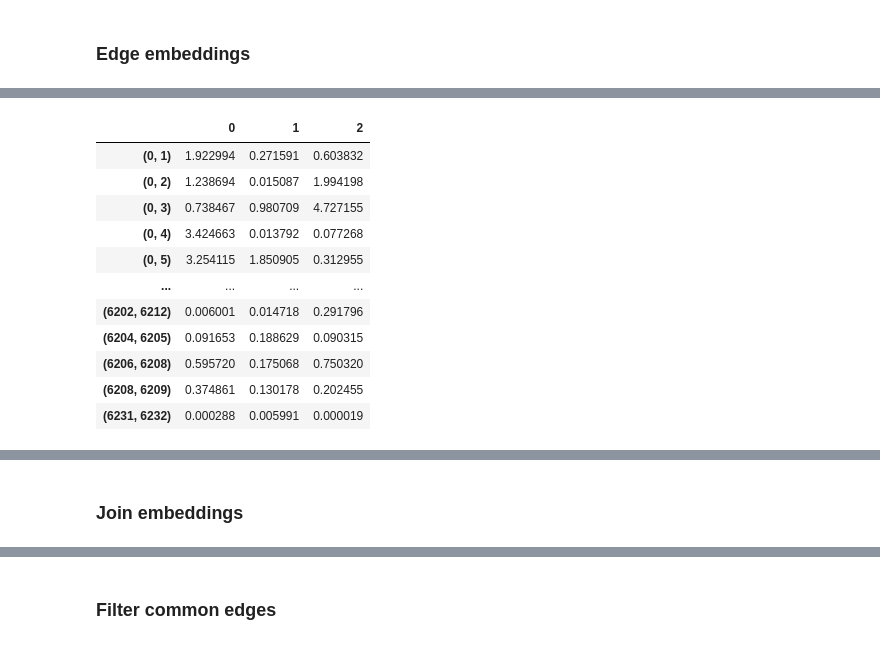
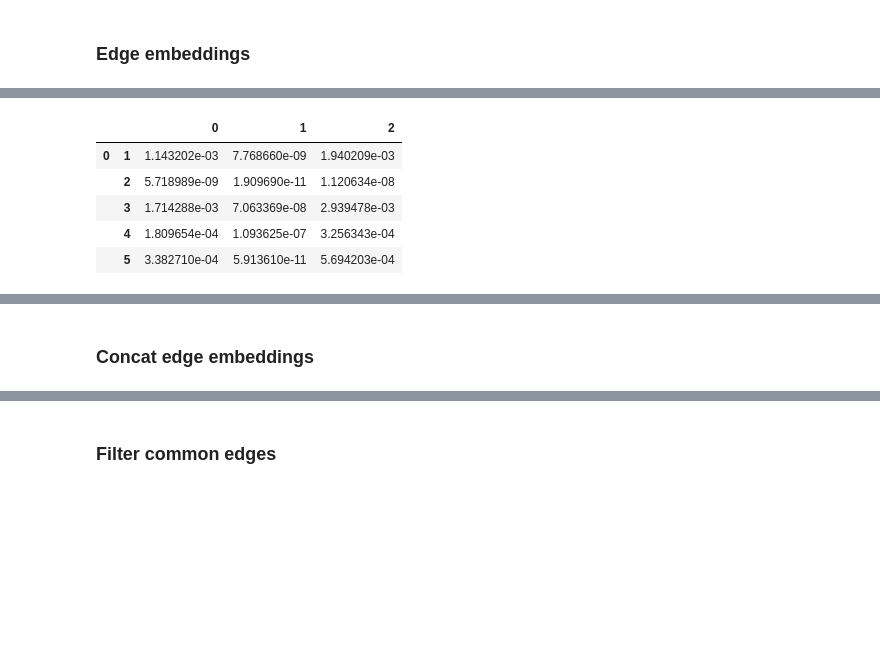
Before and after one commit to win7/GNN_Unsupervised, a Jupyter notebook: processing.ipynb, the cells around one changed output, grey strips where cells are left out. Cells and saved outputs as stored; diff of their text form; code cells hidden in the pictures; blank space fills up the shorter version.

```diff
--- a/processing.ipynb
+++ b/processing.ipynb
@@ -33,11 +34,18 @@ print(dir)
 method = params["method"][params["method_idx"]]
 print("Method:\t\t", method)
 
-group = params["group"][params["group_idx"]]
+""" group = params["group"][params["group_idx"]]
 print("Group:\t\t", group)
 
 subgroups = [str(k + 1) for k in range(group[1])]
-print("Subgroup:\t", subgroups)
+print("Subgroup:\t", subgroups) """
 
 dimensions = params["dimensions"]
-print("Dimensions:\t", dimensions)
+dimension = dimensions[0]
+print("Dimension:\t", dimension)
+
+groups_id = params["groups_id"]
+print("Groups id:\t", groups_id)
+
+subgroups_id = params["subgroups_id"]
+print("Subgroups id:\t", subgroups_id)
@@ -44,16 +59,2 @@ print("Dimensions:\t", dimensions)
 # %% [markdown]
 ### Edge embeddings
-# %%
-# Get edges embeddings
-
-for dimension in tqdm(dimensions):
-    # Get embeddings
-    for i in tqdm(subgroups):
-        # Read dataset
-        df_node_embeddings = pd.read_csv("{}/output_{}/node_embeddings/{}_node-embeddings_{}_{}.csv".format(dir, method, group[0], dimension, i), index_col=0)
-        df_edges = pd.read_csv("{}/output_preprocessing/graph_data/{}_edges_data_{}.csv".format(dir, group[0], i))
-
-        # Get edges embeddings
-        list_df_edge_embeddings, list_edge_embeddings_legend = edge2vecx([df_node_embeddings], [df_edges], [""])
-        for j in range(len(list_df_edge_embeddings)):
-            list_df_edge_embeddings[j].to_csv("{}/output_{}/edge_embeddings/{}_edge-embeddings_{}_{}_{}.csv".format(dir, method, group[0], dimension, i, list_edge_embeddings_legend[j]), index=True)
@@ -60,16 +67,10 @@ for dimension in tqdm(dimensions):
 # %%
-df_edge_embeddings = pd.read_csv("{}/output_{}/edge_embeddings/{}_edge-embeddings_{}_{}_{}.csv".format(dir, method, group[0], 3, 1, "L2"), index_col=0)
-df_edge_embeddings
+df_edge_embeddings = pd.read_csv("output/edge_embeddings/edge-embeddings_{}_{}_{}_{}_{}.csv".format(groups_id[0], subgroups_id[groups_id[0]][0], method, dimension, "L2"), index_col=[0, 1])
+df_edge_embeddings.head()
 # %% [output]
-|  | 0 | 1 | 2 |
-| (0, 1) | 1.922994 | 0.271591 | 0.603832 |
-| (0, 2) | 1.238694 | 0.015087 | 1.994198 |
-| (0, 3) | 0.738467 | 0.980709 | 4.727155 |
-| (0, 4) | 3.424663 | 0.013792 | 0.077268 |
-| (0, 5) | 3.254115 | 1.850905 | 0.312955 |
-| ... | ... | ... | ... |
-| (6202, 6212) | 0.006001 | 0.014718 | 0.291796 |
-| (6204, 6205) | 0.091653 | 0.188629 | 0.090315 |
-| (6206, 6208) | 0.595720 | 0.175068 | 0.750320 |
-| (6208, 6209) | 0.374861 | 0.130178 | 0.202455 |
-| (6231, 6232) | 0.000288 | 0.005991 | 0.000019 |
+|  |  | 0 | 1 | 2 |
+| 0 | 1 | 1.143202e-03 | 7.768660e-09 | 1.940209e-03 |
+|  | 2 | 5.718989e-09 | 1.909690e-11 | 1.120634e-08 |
+|  | 3 | 1.714288e-03 | 7.063369e-08 | 2.939478e-03 |
+|  | 4 | 1.809654e-04 | 1.093625e-07 | 3.256343e-04 |
+|  | 5 | 3.382710e-04 | 5.913610e-11 | 5.694203e-04 |
@@ -78,3 +78,3 @@ time: 1.62 s (started: 2023-05-21 14:16:54 -05:00)
 # %% [markdown]
-### Join embeddings
+### Concat edge embeddings
 # %%
```
Also changed, not shown: parts of 59 cells of this notebook, 8 other files.
